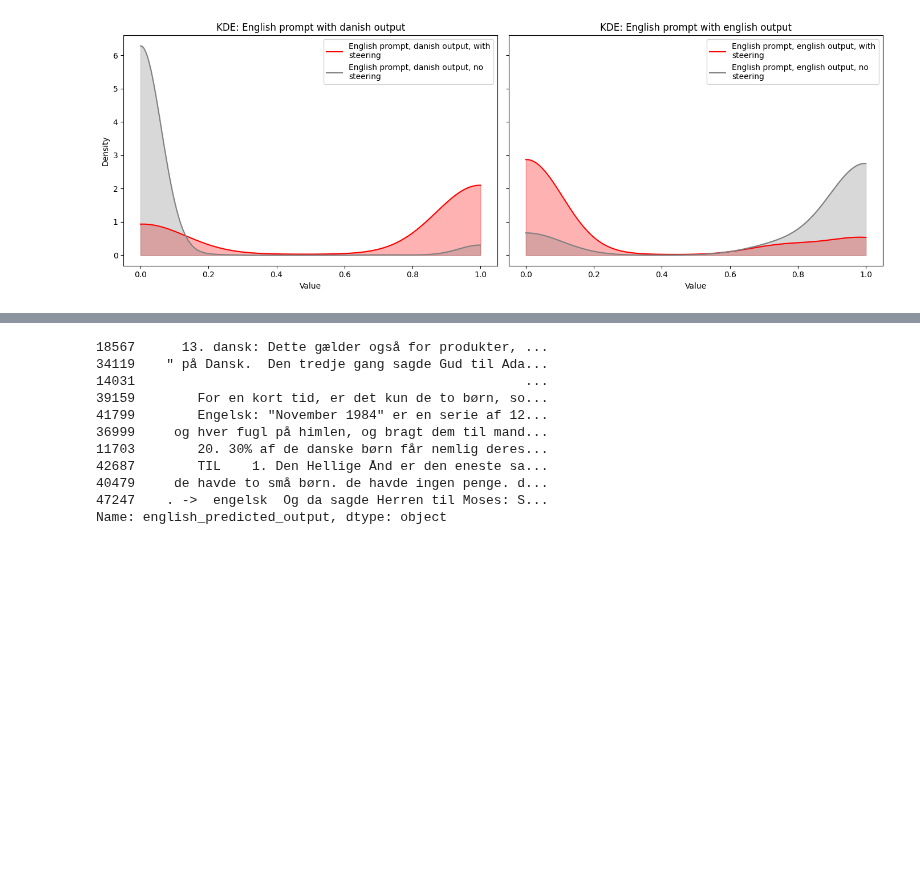
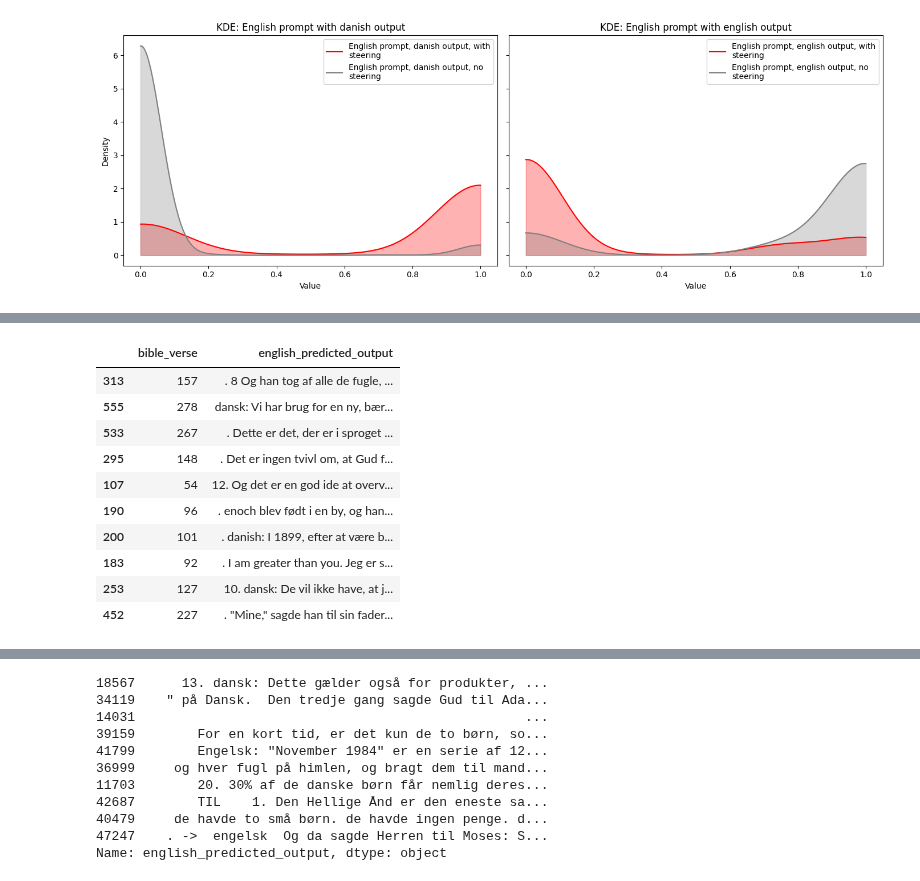
Before and after one commit to MartinKirkegaardDK/KDS_MI, a Jupyter notebook: marki.ipynb, the cells around one changed output, grey strips where cells are left out. Cells and saved outputs as stored; diff of their text form; code cells hidden in the pictures; blank space fills up the shorter version.

```diff
--- a/marki.ipynb
+++ b/marki.ipynb
@@ -115,0 +233,14 @@ df[df.danish_prompt_score < 0.6].sample(10)["danish_predicted_output"]
+# %%
+sample[["bible_verse","english_predicted_output"]]
+# %% [output]
+|  | bible_verse | english_predicted_output |
+| 313 | 157 | . 8 Og han tog af alle de fugle, ... |
+| 555 | 278 | dansk: Vi har brug for en ny, bær... |
+| 533 | 267 | . Dette er det, der er i sproget ... |
+| 295 | 148 | . Det er ingen tvivl om, at Gud f... |
+| 107 | 54 | 12. Og det er en god ide at overv... |
+| 190 | 96 | . enoch blev født i en by, og han... |
+| 200 | 101 | . danish: I 1899, efter at være b... |
+| 183 | 92 | . I am greater than you. Jeg er s... |
+| 253 | 127 | 10. dansk: De vil ikke have, at j... |
+| 452 | 227 | . "Mine," sagde han til sin fader... |
```
Also changed, not shown: parts of 19 cells of this notebook.
